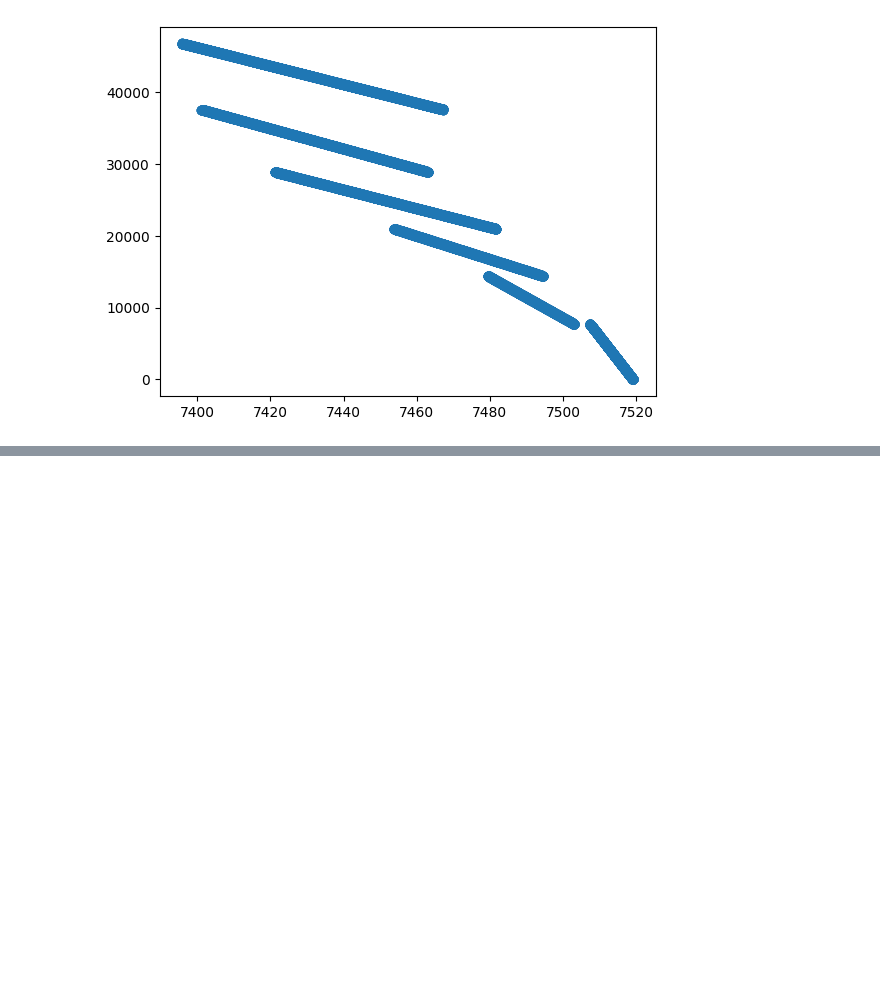
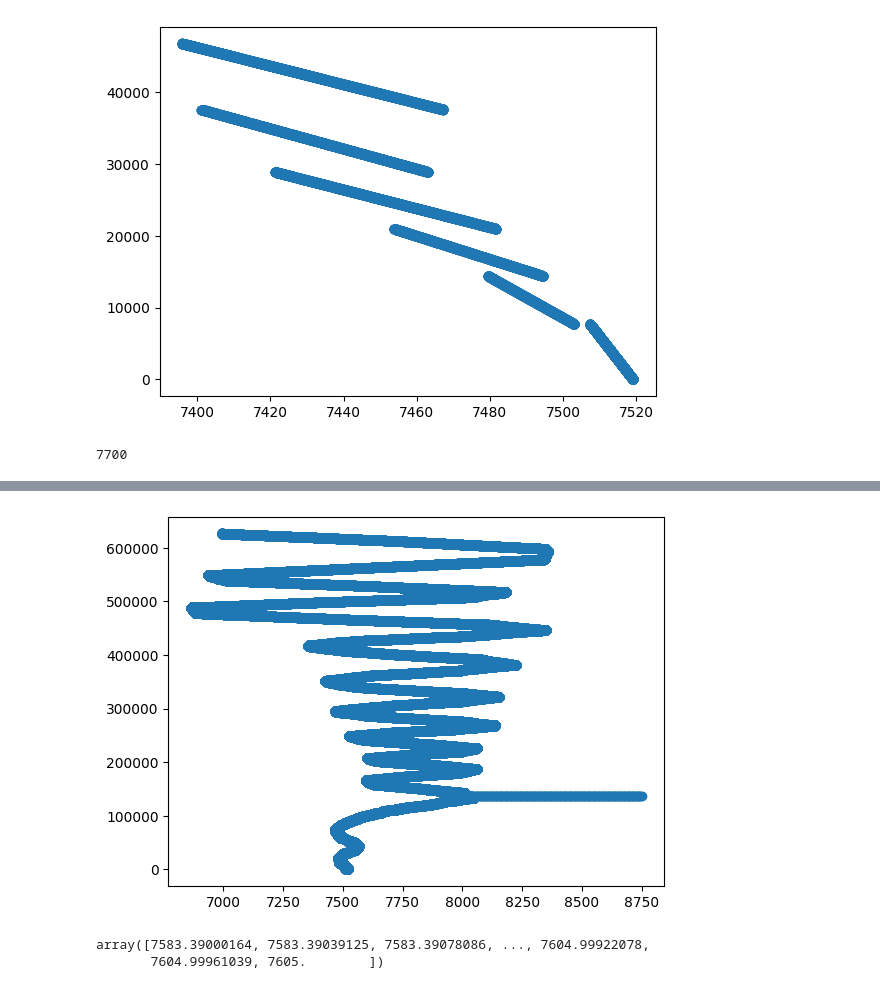
Before and after one commit to Andrudewt/perspective, a Jupyter notebook: proc_1.ipynb, the cells around one changed output, grey strips where cells are left out. Drawn from its saved outputs; the diff is of its cells as text; code cells hidden in the pictures; blank space fills up the shorter version.

```diff
--- a/proc_1.ipynb
+++ b/proc_1.ipynb
@@ -317,3 +317,8 @@ plt.show()
 0.006571029659610428
 46792.74885525236
 [figure]
+# %%
+i=0
+coord[i+1] - coord[i]
+# %% [output]
+7700
@@ -320,36 +328,65 @@ plt.show()
 # %%
+# крутит текущий по разнице с предыдущ
 Array = np.zeros((1, 2))
-
+t = 0
 coef = 0
-c1_up = 0
-for i, (m_f, c) in enumerate(zip(msk_fs[:4], coord[:4])):  # 13:14
+for i, (m_f, c) in enumerate(zip(msk_fs[:-1], coord[:-1])):  # 13:14
     mask = load_warp(m_f)
-    mask = mask[-(coord[i+1] - coord[i]): -1, :]  # взять низ маски по коорд
+    mask = mask[mask.shape[0]-(coord[i+1] - coord[i]): mask.shape[0]+1]
 
     # mask = bend(mask, shift=200)  # !! для теста
     _, yx_centr = find_rail_dots(mask, step=200)
     # plt.imshow(resize(mask))
     # plt.plot(yx_centr[1, :]//10, yx_centr[0, :]//10)
     # plt.show()
-    c2_dwn = yx_centr[1][-1]  # низ текущего коорд_кадра по х
-    if not coef:  # для первой итерации
-        shift = 0
+
+    # преобразовать ось у (переворот). Т.к.координаты на маске от нуля вверху,
+    # реальные - от нуля внизу, и едем вперед
+    yx_centr = yx_centr.T
+    _y = yx_centr[:, 0]
+    _y = _y[::-1]
+    yx_centr[:, 0] = _y
+
+    # обновл коорд у на пройденный путь
+    yx_centr[:, 0] += coef
+
+    # угол для поворота следующей кривой
+    # [x, y]
+
+    if not coef:
         angle = 0
     else:
-        # сдвиг: нижн_центр текущ - верх_центр предыдущ
-        shift = c2_dwn - c1_dwn
+        # t += 1000
+        # yx_centr[:, 1] += t  # test
 
-    c1_dwn = yx_centr[1][-1]  # верх коорд_кадра по х
+        # поворот
+        b = yx_centr[-1][::-1]
+        dx = b[0] - a0[0]
+        dy = b[1] - a0[1]
+        _angle = np.arctan2(dx, dy)
+        angle += _angle
+        yx_centr = rotate(yx_centr[:, [1, 0]], -angle, yx_centr[-1, [1, 0]])[:, [1, 0]]
 
-    print(shift)
+        # сдвиг
+        yx_centr[:, 1] -= dx
 
-    yx_centr[0] += coef
-    coef += len(yx_centr[0])
-    # угол для поворота следующей кривой
-    # p1, p2 = yx_centr[-1][::-1], yx_centr[0][::-1]
-    # dx = p2[0] - p1[0]
-    # dy = p2[1] - p1[1]
-    # angle = np.arctan2(dy, dx)
-    # angle = -(np.pi / 2 - angle)
+    a0 = [yx_centr[0, 1], yx_centr[-1, 0]]
+
+
+    # обновл пройденный путь
+    coef += yx_centr.shape[0]
+
+    # plt.scatter(yx_centr[:, 1], yx_centr[:, 0])
+    # plt.axis('equal')
+    # plt.show()
+
+    print(angle)
+
+    Array = np.vstack((Array, yx_centr))
+Array = Array[1:, :]  # убир перв строка, кот 0 0
+
+plt.scatter(Array[:, 1], Array[:, 0])
+plt.axis('equal')
+plt.show()
 # %% [output]
 0
@@ -358,0 +409,6 @@ for i, (m_f, c) in enumerate(zip(msk_fs[:4], coord[:4])):  # 13:14
+[figure, added]
+# %%
+yx_centr[:, 1]
+# %% [output]
+array([7583.39000164, 7583.39039125, 7583.39078086, ..., 7604.99922078,
+       7604.99961039, 7605.        ])
```
Also changed, not shown: parts of 14 cells of this notebook.
